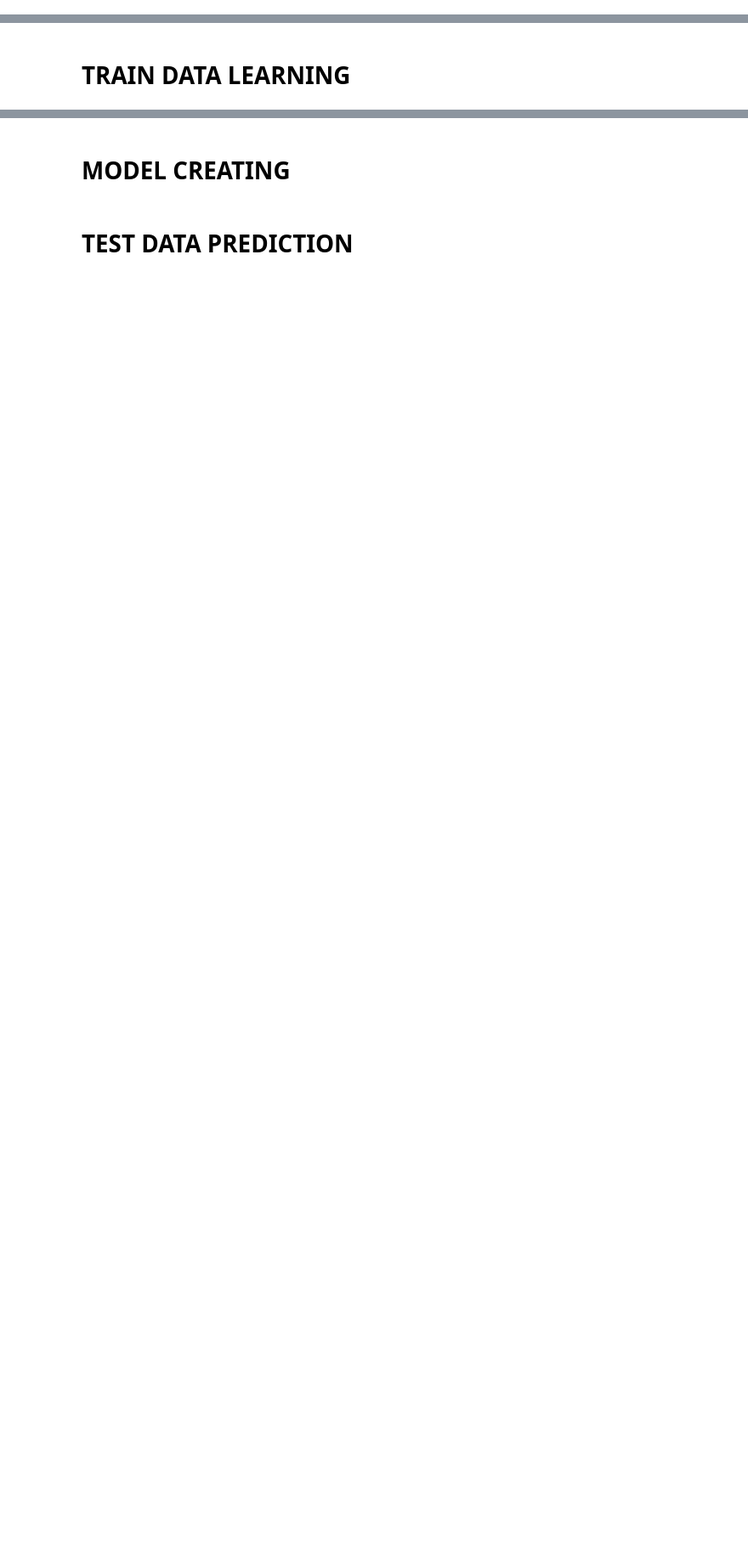
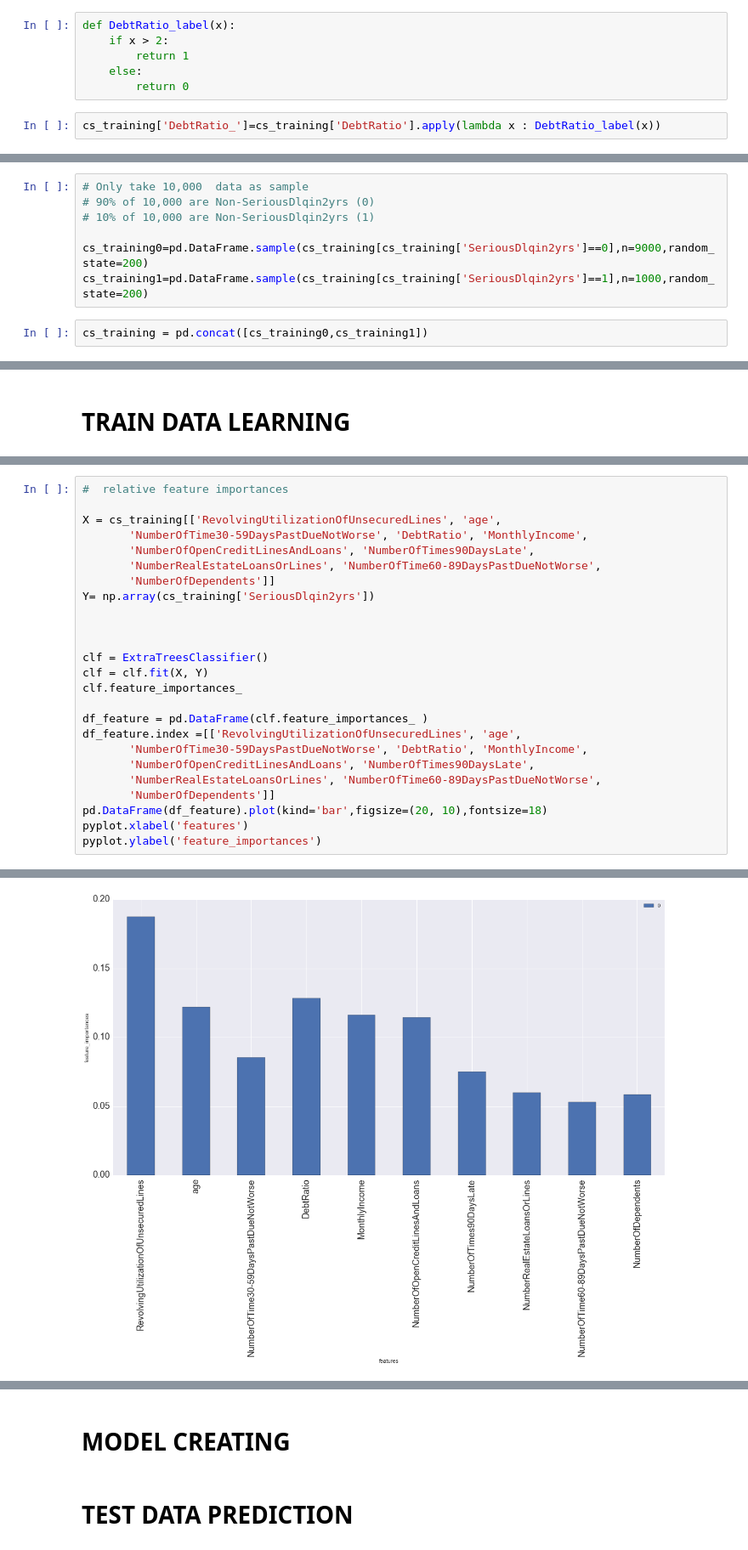
Before and after one commit to yennanliu/Kaggle.com_mini_project, a Jupyter notebook: give_me_some_credit/Give_Me_Some_Credit_ML.ipynb, the cells around one changed output, grey strips where cells are left out. Shown at 85% size. Drawn from its saved outputs; the diff is of its cells as text; blank space fills up the shorter version.

```diff
--- a/give_me_some_credit/Give_Me_Some_Credit_ML.ipynb
+++ b/give_me_some_credit/Give_Me_Some_Credit_ML.ipynb
@@ -60,3 +65,11 @@ len(cs_training)
 #cs_training.info()
 # %% [markdown]
 # FEATURE ENGINEERING
+# %%
+def DebtRatio_label(x):
+    if x > 2:
+        return 1
+    else:
+        return 0
+# %%
+cs_training['DebtRatio_']=cs_training['DebtRatio'].apply(lambda x : DebtRatio_label(x))
@@ -62,0 +89,9 @@ len(cs_training)
+# %%
+# Only take 10,000  data as sample
+# 90% of 10,000 are Non-SeriousDlqin2yrs (0)
+# 10% of 10,000 are Non-SeriousDlqin2yrs (1)
+
+cs_training0=pd.DataFrame.sample(cs_training[cs_training['SeriousDlqin2yrs']==0],n=9000,random_state=200)
+cs_training1=pd.DataFrame.sample(cs_training[cs_training['SeriousDlqin2yrs']==1],n=1000,random_state=200)
+# %%
+cs_training = pd.concat([cs_training0,cs_training1])
@@ -89,0 +122,26 @@ clf.score(X_test, y_test)
+# %%
+#  relative feature importances
+
+X = cs_training[['RevolvingUtilizationOfUnsecuredLines', 'age',
+       'NumberOfTime30-59DaysPastDueNotWorse', 'DebtRatio', 'MonthlyIncome',
+       'NumberOfOpenCreditLinesAndLoans', 'NumberOfTimes90DaysLate',
+       'NumberRealEstateLoansOrLines', 'NumberOfTime60-89DaysPastDueNotWorse',
+       'NumberOfDependents']]
+Y= np.array(cs_training['SeriousDlqin2yrs'])
+
+
+
+clf = ExtraTreesClassifier()
+clf = clf.fit(X, Y)
+clf.feature_importances_
+
+df_feature = pd.DataFrame(clf.feature_importances_ )
+df_feature.index =[['RevolvingUtilizationOfUnsecuredLines', 'age',
+       'NumberOfTime30-59DaysPastDueNotWorse', 'DebtRatio', 'MonthlyIncome',
+       'NumberOfOpenCreditLinesAndLoans', 'NumberOfTimes90DaysLate',
+       'NumberRealEstateLoansOrLines', 'NumberOfTime60-89DaysPastDueNotWorse',
+       'NumberOfDependents']]
+pd.DataFrame(df_feature).plot(kind='bar',figsize=(20, 10),fontsize=18)
+pyplot.xlabel('features')
+pyplot.ylabel('feature_importances')
+# %% [output]
@@ -89,0 +149 @@ clf.score(X_test, y_test)
+[figure, added]
```
Also changed, not shown: parts of 37 cells of this notebook.
